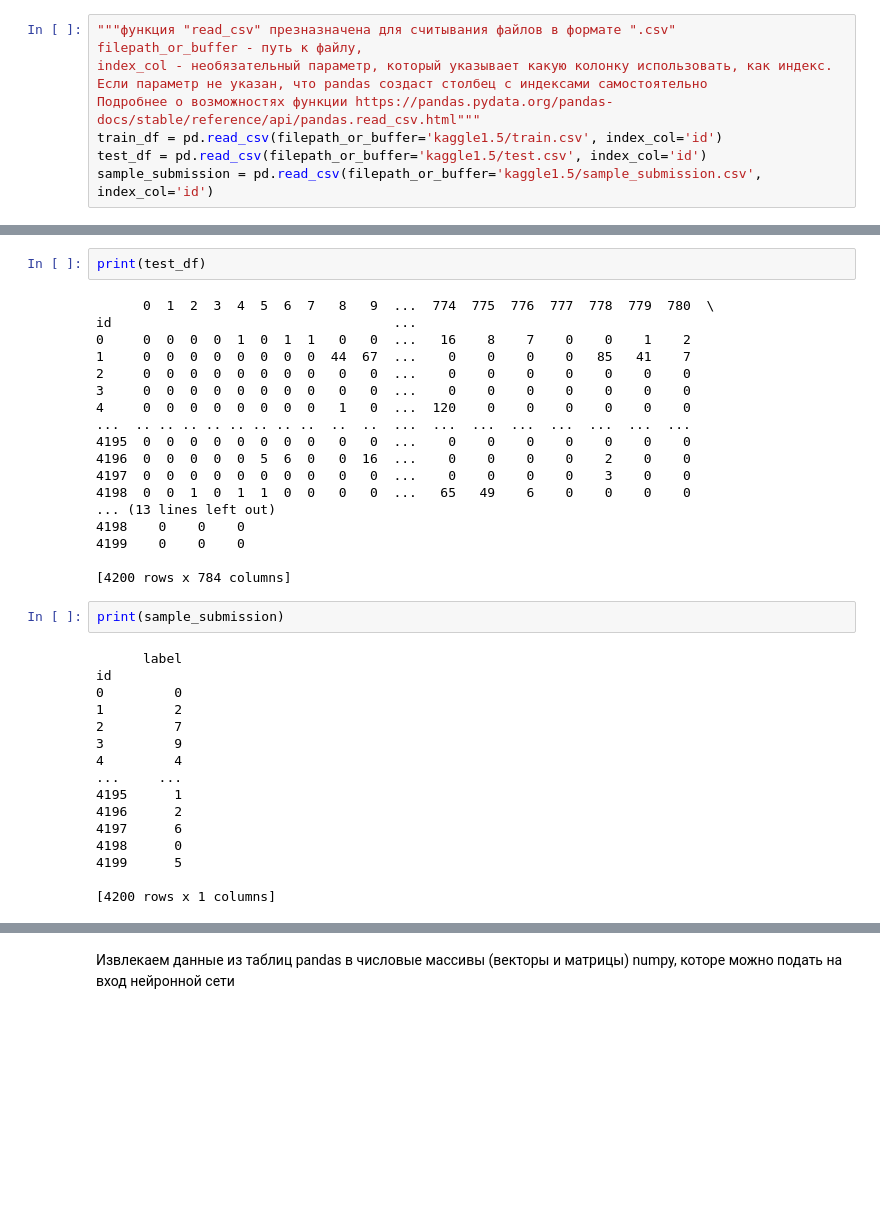
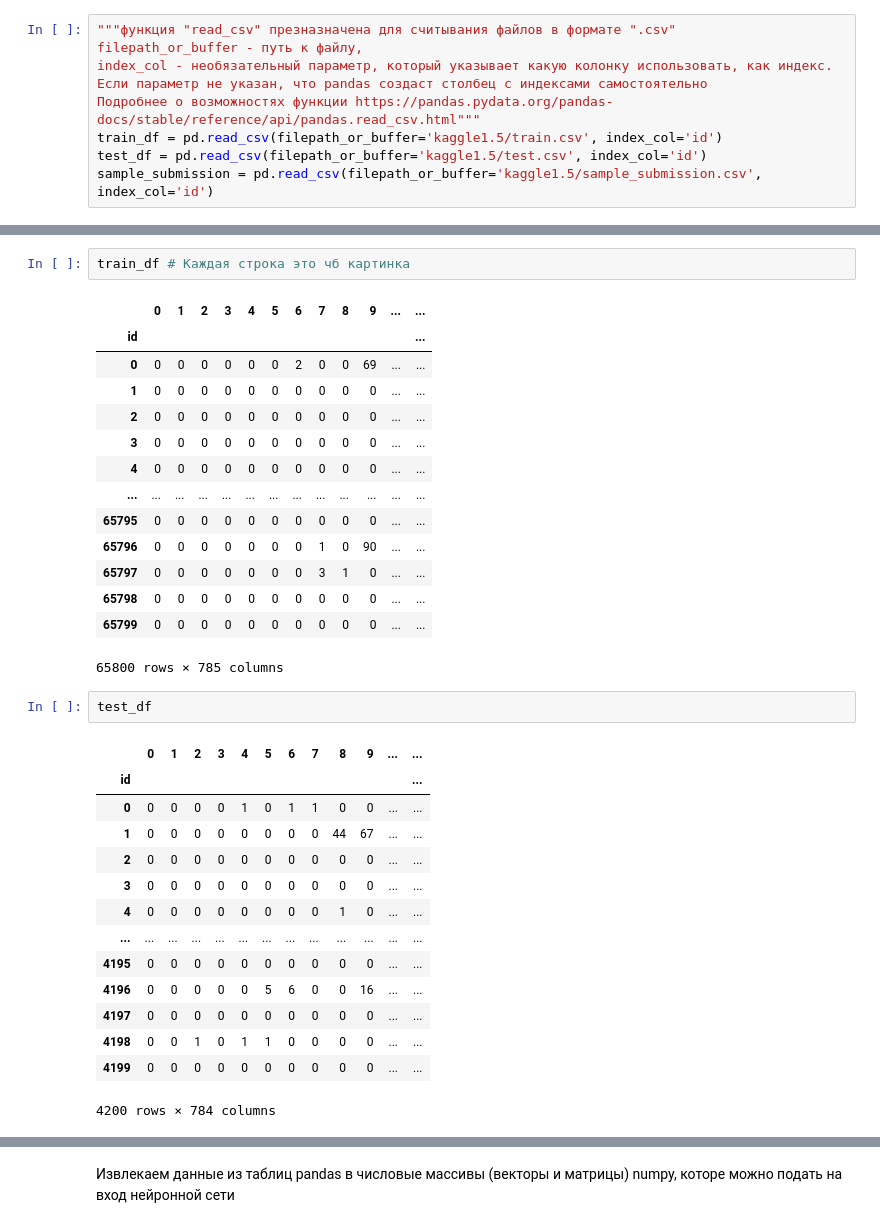
Before and after one commit to erikgett/EduSpace, a Jupyter notebook: Deep learning/base-line-1-5.ipynb, the cells around one changed output, grey strips where cells are left out. Cells and saved outputs as stored; diff of their text form; blank space fills up the shorter version.

```diff
--- a/Deep learning/base-line-1-5.ipynb
+++ b/Deep learning/base-line-1-5.ipynb
@@ -69,38 +49,34 @@ id                                    ...
-# %%
-print(test_df)
-# %% [output]
-      0  1  2  3  4  5  6  7   8   9  ...  774  775  776  777  778  779  780  \
-id                                    ...
-0     0  0  0  0  1  0  1  1   0   0  ...   16    8    7    0    0    1    2
-1     0  0  0  0  0  0  0  0  44  67  ...    0    0    0    0   85   41    7
-2     0  0  0  0  0  0  0  0   0   0  ...    0    0    0    0    0    0    0
-3     0  0  0  0  0  0  0  0   0   0  ...    0    0    0    0    0    0    0
-4     0  0  0  0  0  0  0  0   1   0  ...  120    0    0    0    0    0    0
-...  .. .. .. .. .. .. .. ..  ..  ..  ...  ...  ...  ...  ...  ...  ...  ...
-4195  0  0  0  0  0  0  0  0   0   0  ...    0    0    0    0    0    0    0
-4196  0  0  0  0  0  5  6  0   0  16  ...    0    0    0    0    2    0    0
-4197  0  0  0  0  0  0  0  0   0   0  ...    0    0    0    0    3    0    0
-4198  0  0  1  0  1  1  0  0   0   0  ...   65   49    6    0    0    0    0
-... (13 lines left out)
-4198    0    0    0
-4199    0    0    0
-
-[4200 rows x 784 columns]
-# %%
-print(sample_submission)
-# %% [output]
-      label
-id
-0         0
-1         2
-2         7
-3         9
-4         4
-...     ...
-4195      1
-4196      2
-4197      6
-4198      0
-4199      5
-
-[4200 rows x 1 columns]
+# %%
+train_df # Каждая строка это чб картинка
+# %% [output]
+|  | 0 | 1 | 2 | 3 | 4 | 5 | 6 | 7 | 8 | 9 | ... | ... |
+| id |  |  |  |  |  |  |  |  |  |  |  | ... |
+| 0 | 0 | 0 | 0 | 0 | 0 | 0 | 2 | 0 | 0 | 69 | ... | ... |
+| 1 | 0 | 0 | 0 | 0 | 0 | 0 | 0 | 0 | 0 | 0 | ... | ... |
+| 2 | 0 | 0 | 0 | 0 | 0 | 0 | 0 | 0 | 0 | 0 | ... | ... |
+| 3 | 0 | 0 | 0 | 0 | 0 | 0 | 0 | 0 | 0 | 0 | ... | ... |
+| 4 | 0 | 0 | 0 | 0 | 0 | 0 | 0 | 0 | 0 | 0 | ... | ... |
+| ... | ... | ... | ... | ... | ... | ... | ... | ... | ... | ... | ... | ... |
+| 65795 | 0 | 0 | 0 | 0 | 0 | 0 | 0 | 0 | 0 | 0 | ... | ... |
+| 65796 | 0 | 0 | 0 | 0 | 0 | 0 | 0 | 1 | 0 | 90 | ... | ... |
+| 65797 | 0 | 0 | 0 | 0 | 0 | 0 | 0 | 3 | 1 | 0 | ... | ... |
+| 65798 | 0 | 0 | 0 | 0 | 0 | 0 | 0 | 0 | 0 | 0 | ... | ... |
+| 65799 | 0 | 0 | 0 | 0 | 0 | 0 | 0 | 0 | 0 | 0 | ... | ... |
+65800 rows × 785 columns
+# %%
+test_df
+# %% [output]
+|  | 0 | 1 | 2 | 3 | 4 | 5 | 6 | 7 | 8 | 9 | ... | ... |
+| id |  |  |  |  |  |  |  |  |  |  |  | ... |
+| 0 | 0 | 0 | 0 | 0 | 1 | 0 | 1 | 1 | 0 | 0 | ... | ... |
+| 1 | 0 | 0 | 0 | 0 | 0 | 0 | 0 | 0 | 44 | 67 | ... | ... |
+| 2 | 0 | 0 | 0 | 0 | 0 | 0 | 0 | 0 | 0 | 0 | ... | ... |
+| 3 | 0 | 0 | 0 | 0 | 0 | 0 | 0 | 0 | 0 | 0 | ... | ... |
+| 4 | 0 | 0 | 0 | 0 | 0 | 0 | 0 | 0 | 1 | 0 | ... | ... |
+| ... | ... | ... | ... | ... | ... | ... | ... | ... | ... | ... | ... | ... |
+| 4195 | 0 | 0 | 0 | 0 | 0 | 0 | 0 | 0 | 0 | 0 | ... | ... |
+| 4196 | 0 | 0 | 0 | 0 | 0 | 5 | 6 | 0 | 0 | 16 | ... | ... |
+| 4197 | 0 | 0 | 0 | 0 | 0 | 0 | 0 | 0 | 0 | 0 | ... | ... |
+| 4198 | 0 | 0 | 1 | 0 | 1 | 1 | 0 | 0 | 0 | 0 | ... | ... |
+| 4199 | 0 | 0 | 0 | 0 | 0 | 0 | 0 | 0 | 0 | 0 | ... | ... |
+4200 rows × 784 columns
```
Also changed, not shown: parts of 18 cells of this notebook.
